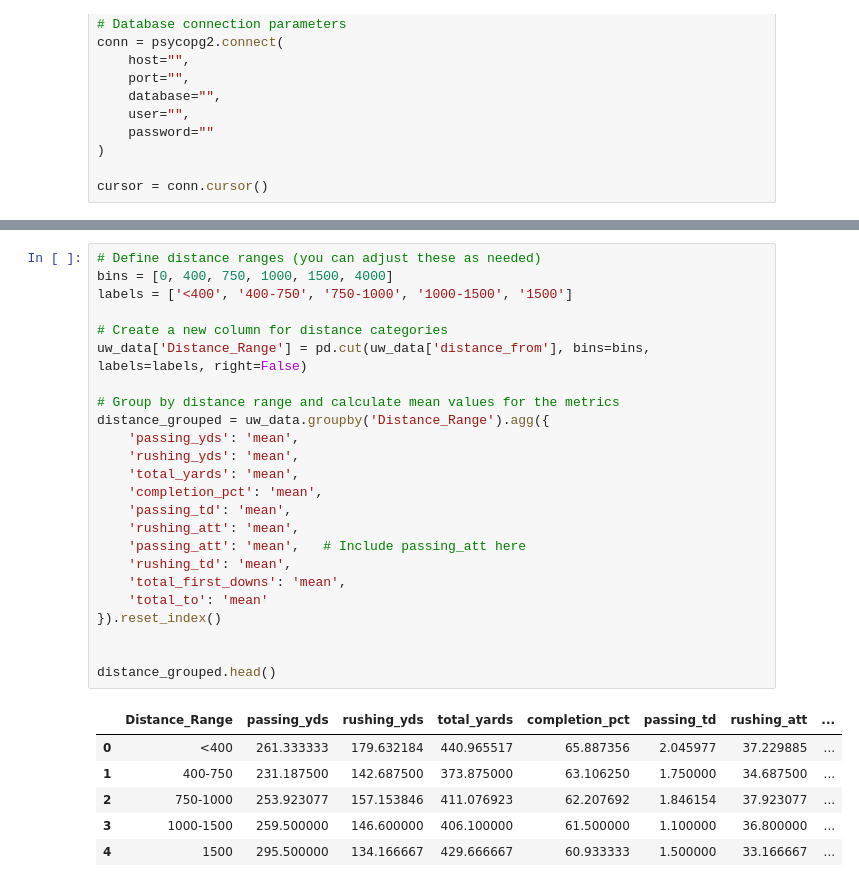
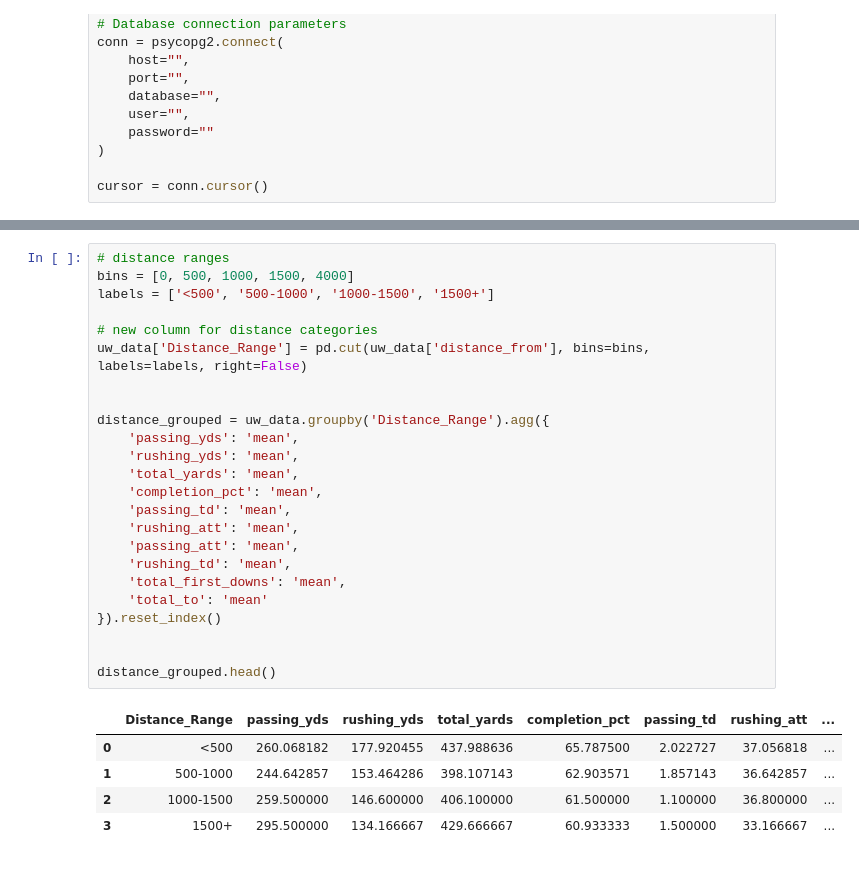
Before and after one commit to bgwarren1/BSA-BIG10, a Jupyter notebook: notebooks/Distance_Analysis/uw_offense_dist_eda.ipynb, the cells around one changed output, grey strips where cells are left out. Drawn from its saved outputs; the diff is of its cells as text.

```diff
--- a/notebooks/Distance_Analysis/uw_offense_dist_eda.ipynb
+++ b/notebooks/Distance_Analysis/uw_offense_dist_eda.ipynb
@@ -45,32 +45,31 @@ uw_data.head()
 # %%
-# Define distance ranges (you can adjust these as needed)
-bins = [0, 400, 750, 1000, 1500, 4000]
-labels = ['<400', '400-750', '750-1000', '1000-1500', '1500']
+# distance ranges
+bins = [0, 500, 1000, 1500, 4000]
+labels = ['<500', '500-1000', '1000-1500', '1500+']
 
-# Create a new column for distance categories
+# new column for distance categories
 uw_data['Distance_Range'] = pd.cut(uw_data['distance_from'], bins=bins, labels=labels, right=False)
 
-# Group by distance range and calculate mean values for the metrics
+
 distance_grouped = uw_data.groupby('Distance_Range').agg({
     'passing_yds': 'mean',
     'rushing_yds': 'mean',
     'total_yards': 'mean',
     'completion_pct': 'mean',
     'passing_td': 'mean',
     'rushing_att': 'mean',
-    'passing_att': 'mean',   # Include passing_att here
+    'passing_att': 'mean',
     'rushing_td': 'mean',
     'total_first_downs': 'mean',
     'total_to': 'mean'
 }).reset_index()
 
 
 distance_grouped.head()
 # %% [output]
 |  | Distance_Range | passing_yds | rushing_yds | total_yards | completion_pct | passing_td | rushing_att | ... |
-| 0 | <400 | 261.333333 | 179.632184 | 440.965517 | 65.887356 | 2.045977 | 37.229885 | ... |
-| 1 | 400-750 | 231.187500 | 142.687500 | 373.875000 | 63.106250 | 1.750000 | 34.687500 | ... |
-| 2 | 750-1000 | 253.923077 | 157.153846 | 411.076923 | 62.207692 | 1.846154 | 37.923077 | ... |
-| 3 | 1000-1500 | 259.500000 | 146.600000 | 406.100000 | 61.500000 | 1.100000 | 36.800000 | ... |
-| 4 | 1500 | 295.500000 | 134.166667 | 429.666667 | 60.933333 | 1.500000 | 33.166667 | ... |
+| 0 | <500 | 260.068182 | 177.920455 | 437.988636 | 65.787500 | 2.022727 | 37.056818 | ... |
+| 1 | 500-1000 | 244.642857 | 153.464286 | 398.107143 | 62.903571 | 1.857143 | 36.642857 | ... |
+| 2 | 1000-1500 | 259.500000 | 146.600000 | 406.100000 | 61.500000 | 1.100000 | 36.800000 | ... |
+| 3 | 1500+ | 295.500000 | 134.166667 | 429.666667 | 60.933333 | 1.500000 | 33.166667 | ... |
 # %%
```
Also changed, not shown: parts of 6 cells of this notebook, 8 other files.
